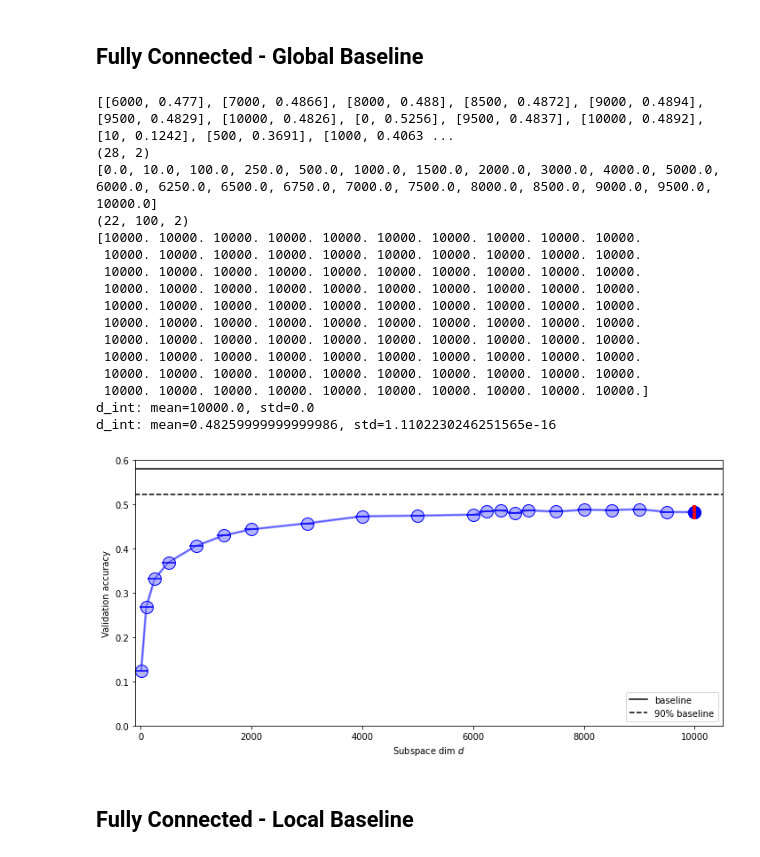
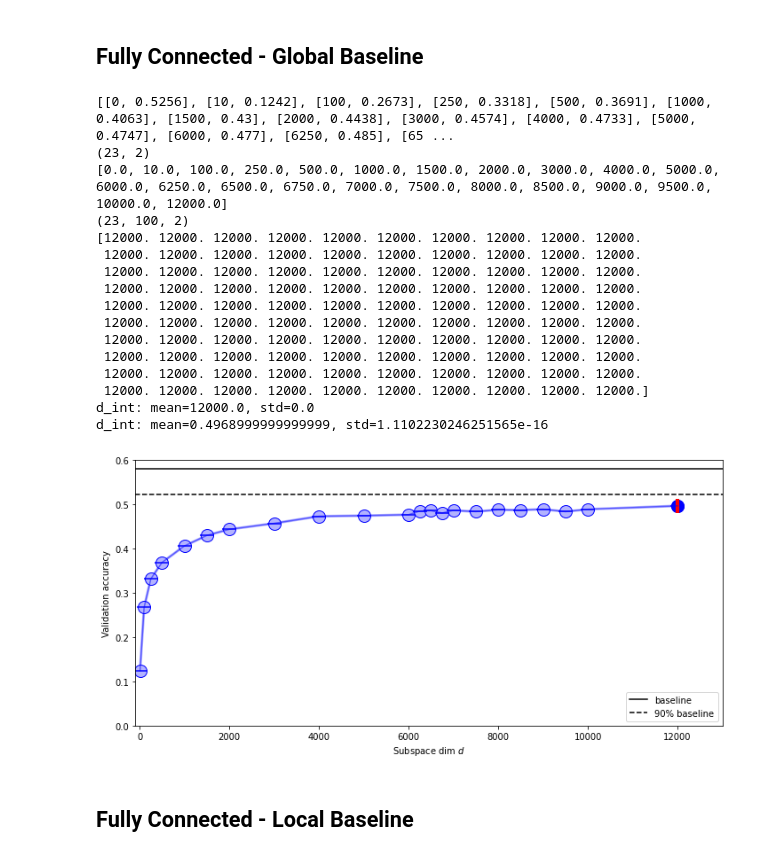
Before and after one commit to AntoAndGar/Intrinsic-Dimension, a Jupyter notebook: id_plots.ipynb, the cells around one changed output. Cells and saved outputs as stored; diff of their text form; code cells hidden in the pictures.

```diff
--- a/id_plots.ipynb
+++ b/id_plots.ipynb
@@ -367,25 +367,25 @@ for k,v in data.items():
     data_fcn_cifar10.append([v['intrinsic_dimension'],v['best_accuracy']])
 # %%
 unique_dim, acc_mean, acc_std, acc_solved_mean, acc_solved_std, dim_solved_mean, dim_solved_std = format_data(data_fcn_cifar10, baseline=BASELINE)
-plot_perf_with_std(unique_dim, acc_mean, acc_std, acc_solved_mean, acc_solved_std, dim_solved_mean,dim_solved_std, baseline=BASELINE, logx=False,xlim_v=[-100,10500], ylim_v=[0,0.6], saveas='dim_mnist_mlp_2_200_std')
+plot_perf_with_std(unique_dim, acc_mean, acc_std, acc_solved_mean, acc_solved_std, dim_solved_mean,dim_solved_std, baseline=BASELINE, logx=False,xlim_v=[-100,13000], ylim_v=[0,0.6], saveas='dim_mnist_mlp_2_200_std')
 # %% [output]
-[[6000, 0.477], [7000, 0.4866], [8000, 0.488], [8500, 0.4872], [9000, 0.4894], [9500, 0.4829], [10000, 0.4826], [0, 0.5256], [9500, 0.4837], [10000, 0.4892], [10, 0.1242], [500, 0.3691], [1000, 0.4063 ...
-(28, 2)
-[0.0, 10.0, 100.0, 250.0, 500.0, 1000.0, 1500.0, 2000.0, 3000.0, 4000.0, 5000.0, 6000.0, 6250.0, 6500.0, 6750.0, 7000.0, 7500.0, 8000.0, 8500.0, 9000.0, 9500.0, 10000.0]
-(22, 100, 2)
-[10000. 10000. 10000. 10000. 10000. 10000. 10000. 10000. 10000. 10000.
- 10000. 10000. 10000. 10000. 10000. 10000. 10000. 10000. 10000. 10000.
- 10000. 10000. 10000. 10000. 10000. 10000. 10000. 10000. 10000. 10000.
- 10000. 10000. 10000. 10000. 10000. 10000. 10000. 10000. 10000. 10000.
- 10000. 10000. 10000. 10000. 10000. 10000. 10000. 10000. 10000. 10000.
- 10000. 10000. 10000. 10000. 10000. 10000. 10000. 10000. 10000. 10000.
- 10000. 10000. 10000. 10000. 10000. 10000. 10000. 10000. 10000. 10000.
- 10000. 10000. 10000. 10000. 10000. 10000. 10000. 10000. 10000. 10000.
- 10000. 10000. 10000. 10000. 10000. 10000. 10000. 10000. 10000. 10000.
- 10000. 10000. 10000. 10000. 10000. 10000. 10000. 10000. 10000. 10000.]
-d_int: mean=10000.0, std=0.0
-d_int: mean=0.48259999999999986, std=1.1102230246251565e-16
+[[0, 0.5256], [10, 0.1242], [100, 0.2673], [250, 0.3318], [500, 0.3691], [1000, 0.4063], [1500, 0.43], [2000, 0.4438], [3000, 0.4574], [4000, 0.4733], [5000, 0.4747], [6000, 0.477], [6250, 0.485], [65 ...
+(23, 2)
+[0.0, 10.0, 100.0, 250.0, 500.0, 1000.0, 1500.0, 2000.0, 3000.0, 4000.0, 5000.0, 6000.0, 6250.0, 6500.0, 6750.0, 7000.0, 7500.0, 8000.0, 8500.0, 9000.0, 9500.0, 10000.0, 12000.0]
+(23, 100, 2)
+[12000. 12000. 12000. 12000. 12000. 12000. 12000. 12000. 12000. 12000.
+ 12000. 12000. 12000. 12000. 12000. 12000. 12000. 12000. 12000. 12000.
+ 12000. 12000. 12000. 12000. 12000. 12000. 12000. 12000. 12000. 12000.
+ 12000. 12000. 12000. 12000. 12000. 12000. 12000. 12000. 12000. 12000.
+ 12000. 12000. 12000. 12000. 12000. 12000. 12000. 12000. 12000. 12000.
+ 12000. 12000. 12000. 12000. 12000. 12000. 12000. 12000. 12000. 12000.
+ 12000. 12000. 12000. 12000. 12000. 12000. 12000. 12000. 12000. 12000.
+ 12000. 12000. 12000. 12000. 12000. 12000. 12000. 12000. 12000. 12000.
+ 12000. 12000. 12000. 12000. 12000. 12000. 12000. 12000. 12000. 12000.
+ 12000. 12000. 12000. 12000. 12000. 12000. 12000. 12000. 12000. 12000.]
+d_int: mean=12000.0, std=0.0
+d_int: mean=0.4968999999999999, std=1.1102230246251565e-16
-[figure, old version]
+[figure, new version]
 # %% [markdown]
 ## Fully Connected - Local Baseline
 # %%
```
Also changed, not shown: parts of 8 cells of this notebook, 5 other files.
